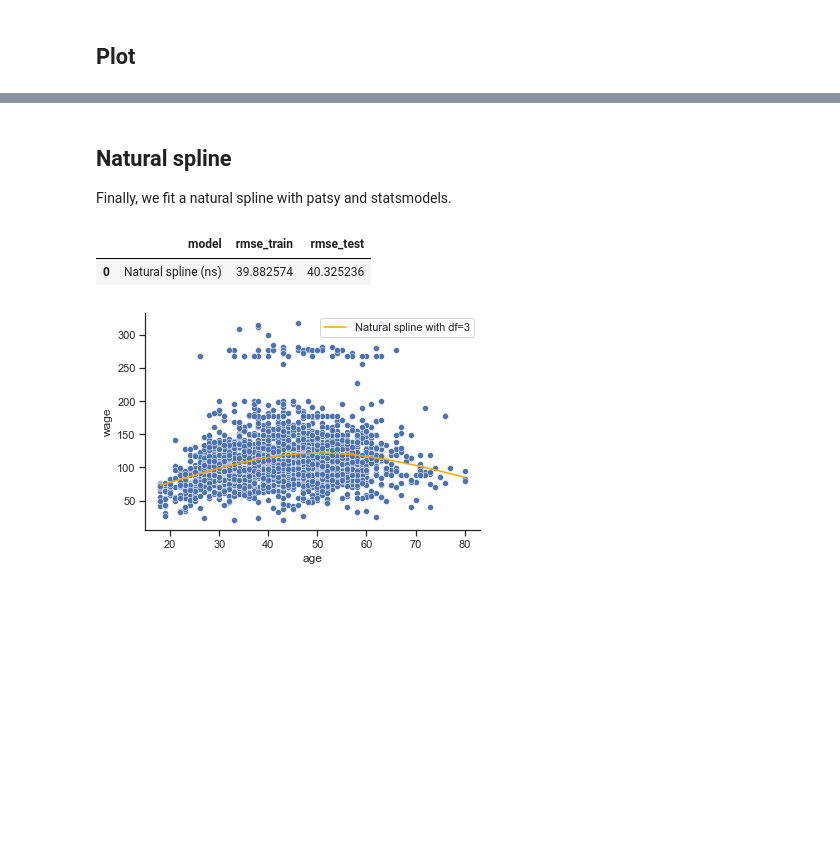
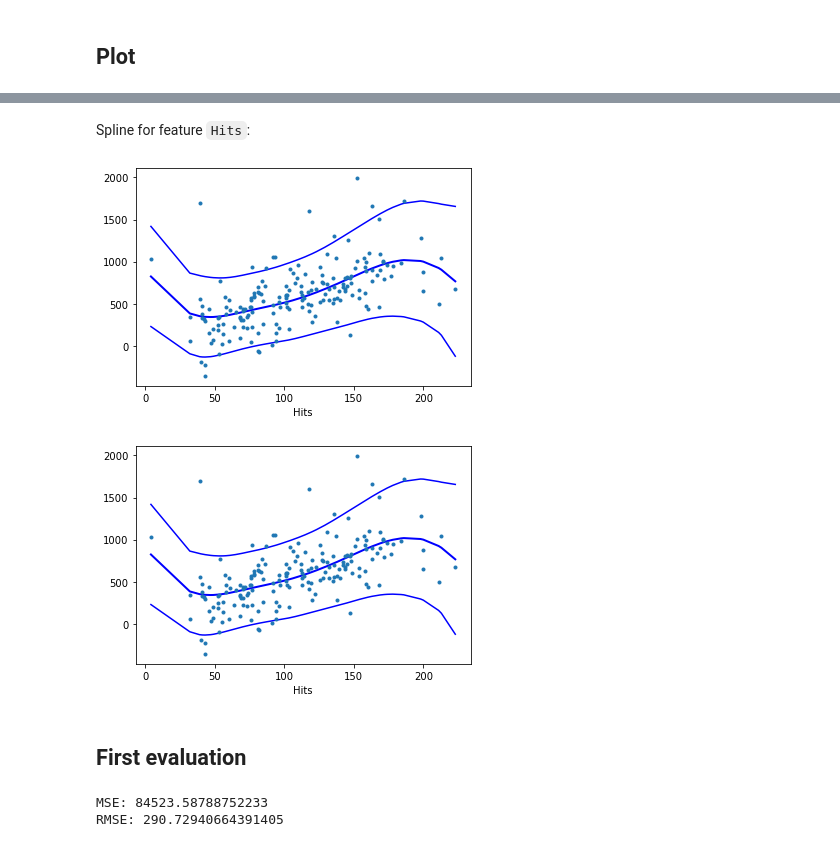
Before and after one commit to kirenz/regression, a Jupyter notebook: docs/gam.ipynb, the cells around one changed output, grey strips where cells are left out. Saved outputs shown, nothing was run; the diff lists cells and outputs as text; code cells hidden in the pictures; blank space fills up the shorter version.

```diff
--- a/docs/gam.ipynb
+++ b/docs/gam.ipynb
@@ -98,9 +127,0 @@ Visualize the relationship between age and wage:
-# %%
-import seaborn as sns
-
-# seaborn settings
-custom_params = {"axes.spines.right": False, "axes.spines.top": False}
-sns.set_theme(style="ticks", rc=custom_params)
-
-# plot
-sns.scatterplot(x=X_train['age'], y=y_train['wage'], alpha=0.4);
@@ -284,4 +127,0 @@ plt.legend();
-# %% [markdown]
-## Natural spline
-
-Finally, we fit a natural spline with patsy and statsmodels.
@@ -292,31 +128,9 @@ reg = sm.GLM(y_train, transformed_x3).fit()
-# %%
-# Training data
-pred_train = reg.predict(dmatrix("cr(train, df=3)", {"train": X_train}, return_type='dataframe'))
-rmse_train = mean_squared_error(y_train, pred_train, squared=False)
-
-# Test data
-pred_test = reg.predict(dmatrix("cr(test, df=3)", {"test": X_test}, return_type='dataframe'))
-rmse_test = mean_squared_error(y_test, pred_test, squared=False)
-
-# Save model results
-model_results_ns = pd.DataFrame(
-    {
-    "model": "Natural spline (ns)",
-    "rmse_train": [rmse_train],
-    "rmse_test": [rmse_test]
-    })
-
-model_results_ns
-# %% [output]
-|  | model | rmse_train | rmse_test |
-| 0 | Natural spline (ns) | 39.882574 | 40.325236 |
-# %%
-# Make predictions
-pred = reg.predict(dmatrix("cr(xp, df=3)", {"xp": xp}, return_type='dataframe'))
-
-# plot
-sns.scatterplot(x=X_train['age'], y=y_train['wage'])
-plt.plot(xp, pred, color='orange', label='Natural spline with df=3')
-plt.legend();
-# %% [output]
-[figure, removed]
+# %% [markdown]
+Spline for feature `Hits`:
+# %%
+res_bs.plot_partial(1, cpr=True)
+# %% [output]
+[figure, added]
+[figure, added]
+# %% [markdown]
+## First evaluation
@@ -322,0 +140,9 @@ plt.legend();
+# %%
+from statsmodels.tools.eval_measures import mse, rmse
+
+# MSE
+print('MSE:', mse(df_train['Salary'], df_train['y_pred']))
+print('RMSE:', rmse(df_train['Salary'], df_train['y_pred']))
+# %% [output]
+MSE: 84523.58788752233
+RMSE: 290.72940664391405
```
Also changed, not shown: parts of 40 cells of this notebook, 38 other files.
